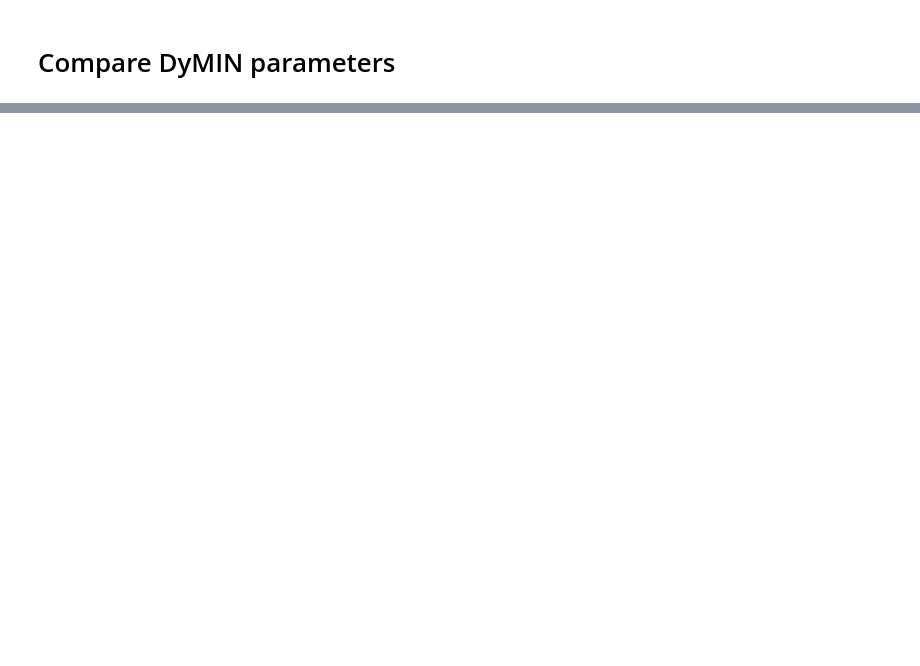
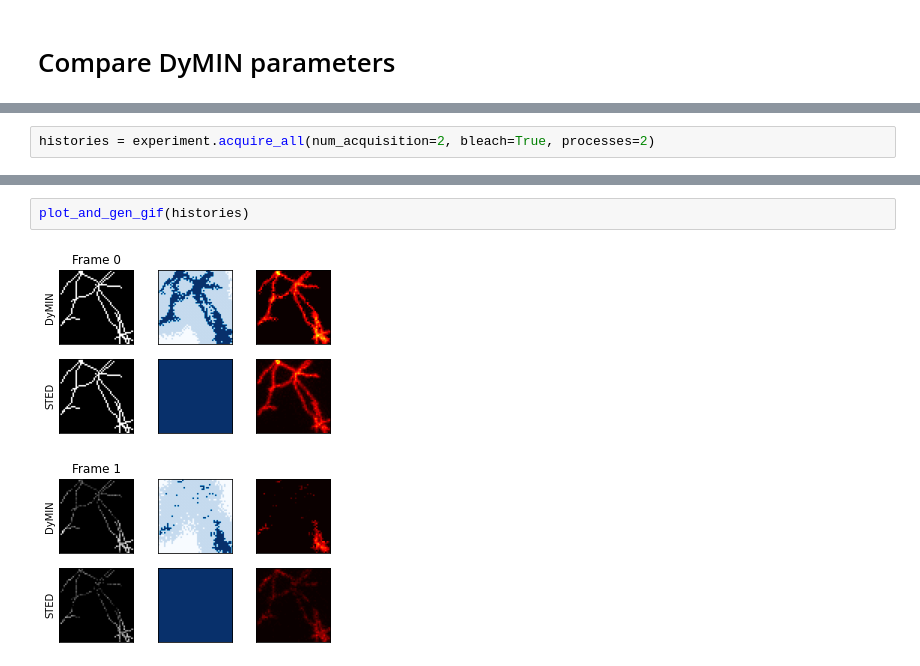
Before and after one commit to FLClab/pySTED, a Jupyter notebook: dymin.ipynb, the cells around one changed output, grey strips where cells are left out. Saved outputs shown, nothing was run; the diff lists cells and outputs as text; blank space fills up the shorter version.

```diff
--- a/dymin.ipynb
+++ b/dymin.ipynb
@@ -359,0 +514,2 @@ plot_and_gen_gif(histories, savename="./panels/compare_dymin-parameters_default-
+# %%
+histories = experiment.acquire_all(num_acquisition=2, bleach=True, processes=2)
@@ -359,0 +523,5 @@ plot_and_gen_gif(histories, savename="./panels/compare_dymin-parameters_default-
+# %%
+plot_and_gen_gif(histories)
+# %% [output]
+[figure, added]
+[figure, added]
```
Also changed, not shown: parts of 21 cells of this notebook, 1 other file.
